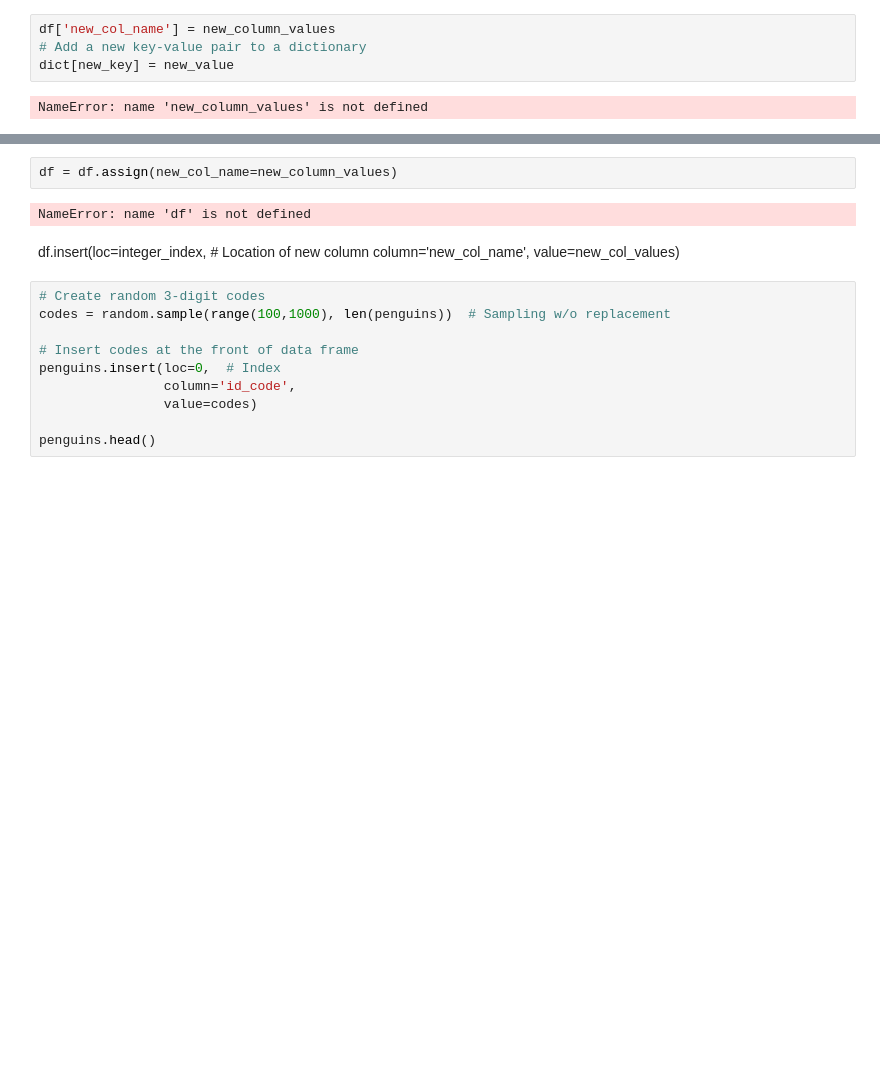
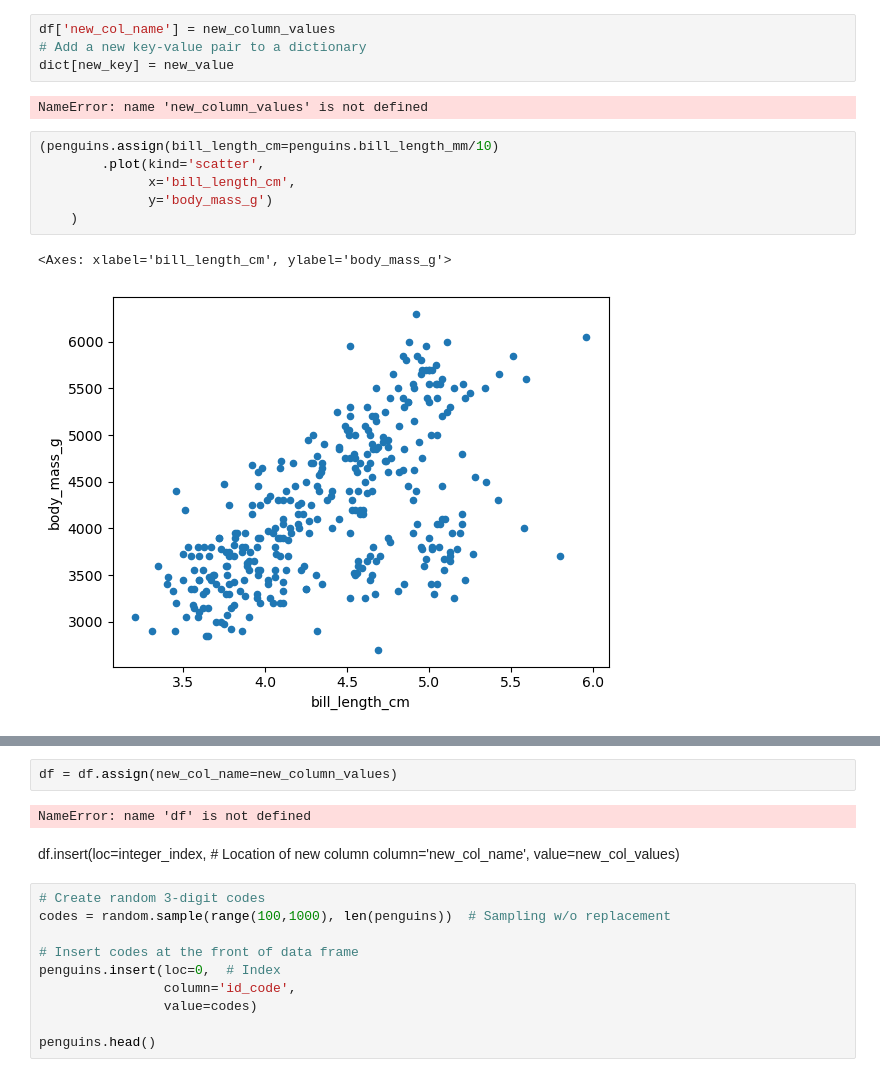
Before and after one commit to austinmartinez12/eds220-2025-in-class, a Jupyter notebook: week2/week2-updating-dataframes.ipynb, the cells around one changed output, grey strips where cells are left out. Cells and saved outputs as stored; diff of their text form; blank space fills up the shorter version.

```diff
--- a/week2/week2-updating-dataframes.ipynb
+++ b/week2/week2-updating-dataframes.ipynb
@@ -15,6 +21,15 @@ df['new_col_name'] = new_column_values
 dict[new_key] = new_value
 # %% [output]
 NameError: name 'new_column_values' is not defined
+# %%
+(penguins.assign(bill_length_cm=penguins.bill_length_mm/10)
+        .plot(kind='scatter',
+              x='bill_length_cm',
+              y='body_mass_g')
+    )
+# %% [output]
+<Axes: xlabel='bill_length_cm', ylabel='body_mass_g'>
+[figure, added]
 # %%
 # Add new column body_mass_kg
 penguins['body_mass_kg'] = penguins['body_mass_g']/1000
```
Also changed, not shown: parts of 28 cells of this notebook, 3 other files.
